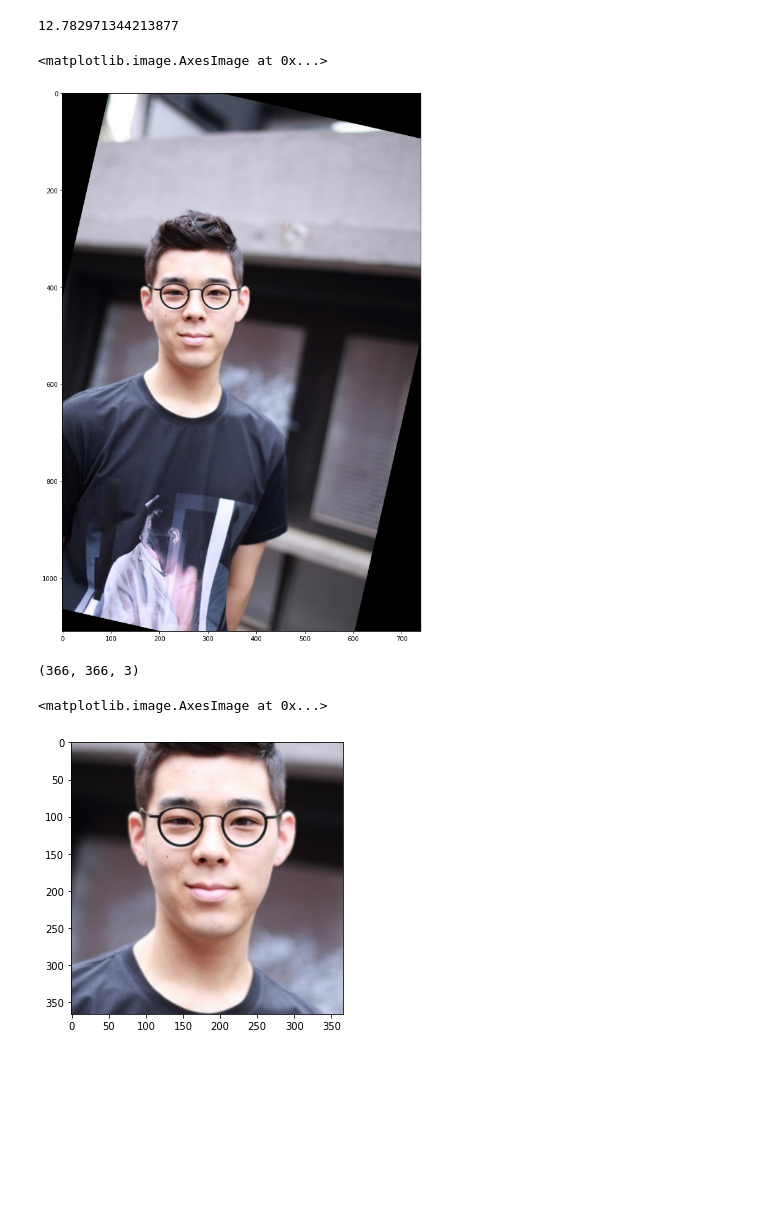
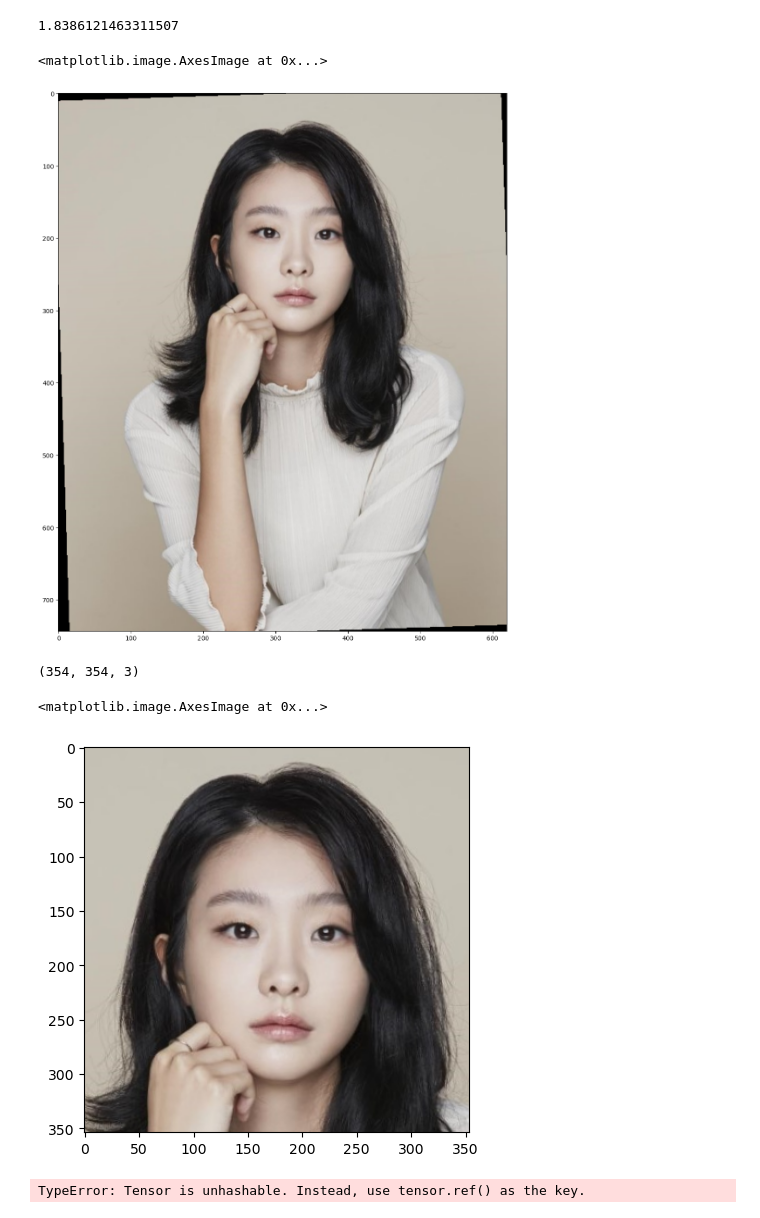
Before and after one commit to MC-GPT/AI, a Jupyter notebook: GAN_Model/crop.ipynb, the cells around one changed output. Cells and saved outputs as stored; diff of their text form; code cells hidden in the pictures; blank space fills up the shorter version.

Commit message:
modify code for image pre-processing (crop)

```diff
--- a/GAN_Model/crop.ipynb
+++ b/GAN_Model/crop.ipynb
@@ -109,7 +10,7 @@ import numpy as np
 from PIL import Image
 import math
 
-img_path = 'imgs/
+img_path = imgs/Dami.jpg
 
 resp = RetinaFace.detect_faces(img_path)
 
@@ -187,31 +88,38 @@ print(angle)
 plt.figure(figsize=(16, 16))
 plt.imshow(rotated_img)
 # %% [output]
-12.782971344213877
+1.8386121463311507
 <matplotlib.image.AxesImage at 0x...>
-[figure, old version]
+[figure, new version]
 # %%
 w, h = facial_area[2] - facial_area[0], facial_area[3] - facial_area[1]
-cx, cy = (facial_area[0] + facial_area[2]) / 2, (facial_area[1] + facial_area[3]) / 1.8
+cx, cy = (facial_area[0] + facial_area[2])/2, (facial_area[1] + facial_area[3]) / 1.8
 
 margin_ratio = 1.5
 
 crop_size = max(w, h) * margin_ratio
 
-x1 = max(0, int(cx - crop_size / 2))
-x2 = int(cx + crop_size / 2)
-y1 = max(0, int(cy - crop_size / 2))
-y2 = int(cy + crop_size / 2)
+x1 = max(0, int(cx - crop_size *0.5))
+x2 = int(cx + crop_size *0.5)
+y1 = max(0, int(cy - crop_size *0.6))
+y2 = int(cy + crop_size *0.4)
 
 face_img = rotated_img[y1:y2, x1:x2]
+Image.fromarray(face_img).save("imgs/Damii.jpg")
 
 print(face_img.shape)
 plt.figure(figsize=(5, 5))
 plt.imshow(face_img)
 # %% [output]
-(366, 366, 3)
+(354, 354, 3)
 <matplotlib.image.AxesImage at 0x...>
-[figure, old version]
+[figure, new version]
+# %%
+import torch
+face_tensor = tf.convert_to_tensor(face_img)
+torch.save({face_tensor}, 'inversion_codes/Dami.pt')
+# %% [output]
+TypeError: Tensor is unhashable. Instead, use tensor.ref() as the key.
 # %%
 import mediapipe as mp
 
```
Also changed, not shown: parts of 21 cells of this notebook, 1 other file.
